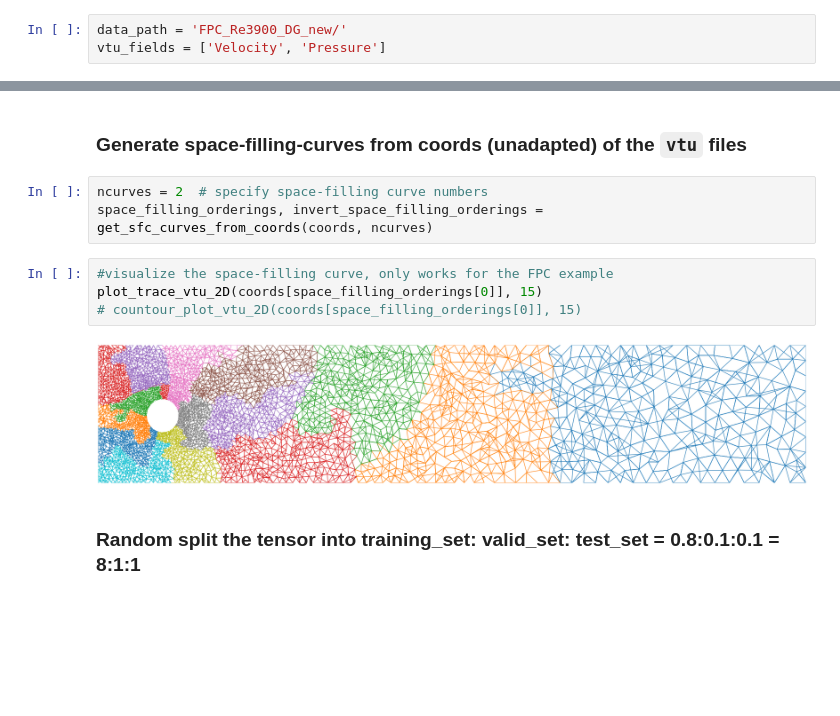
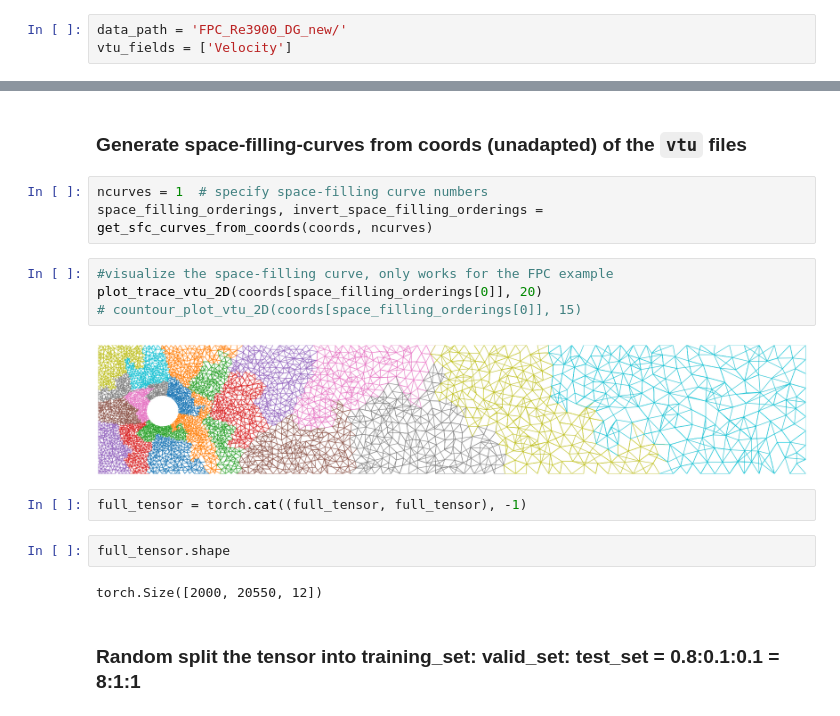
Before and after one commit to acse-jy220/SFC-CAE-Ready-to-use, a Jupyter notebook: Colab/Instruction_SFC_CAE.ipynb, the cells around one changed output, grey strips where cells are left out. Cells and saved outputs as stored; diff of their text form; blank space fills up the shorter version.

```diff
--- a/Colab/Instruction_SFC_CAE.ipynb
+++ b/Colab/Instruction_SFC_CAE.ipynb
@@ -78,7 +80,7 @@ Connecting to uc843f098403ee6efea0ea00d22e.dl.dropboxusercontent.com (uc843f0984
 ### specify your own {DATA_DIR} of vtu files here.
 # %%
 data_path = 'FPC_Re3900_DG_new/'
-vtu_fields = ['Velocity', 'Pressure']
+vtu_fields = ['Velocity']
 # %% [markdown]
 ### Specify the `vtu_fields` (a list) of an unadapted mesh to read in, returns:
 **full_tensor**: The tensor of all `vtu_fields` you specified for all snapshots in the {data_path}, 3-dimension, the first dimension is number of snapshots in that {data_path}, the second is the number of Nodes in each snapshots, the last is number of components in the `vtu_fields`, for example, in this FPC test case,
@@ -108,14 +110,20 @@ For reading tensor from `txt` files, check the `read_in_files` function from `ut
 # %% [markdown]
 ### Generate space-filling-curves from coords (unadapted) of the `vtu` files
 # %%
-ncurves = 2  # specify space-filling curve numbers
+ncurves = 1  # specify space-filling curve numbers
 space_filling_orderings, invert_space_filling_orderings = get_sfc_curves_from_coords(coords, ncurves)
 # %%
 #visualize the space-filling curve, only works for the FPC example
-plot_trace_vtu_2D(coords[space_filling_orderings[0]], 15)
+plot_trace_vtu_2D(coords[space_filling_orderings[0]], 20)
 # countour_plot_vtu_2D(coords[space_filling_orderings[0]], 15)
 # %% [output]
-[figure, old version]
+[figure, new version]
+# %%
+full_tensor = torch.cat((full_tensor, full_tensor), -1)
+# %%
+full_tensor.shape
+# %% [output]
+torch.Size([2000, 20550, 12])
 # %% [markdown]
 ### Random split the tensor into training_set: valid_set: test_set = 0.8:0.1:0.1 = 8:1:1
 # %%
```
Also changed, not shown: parts of 27 cells of this notebook.
